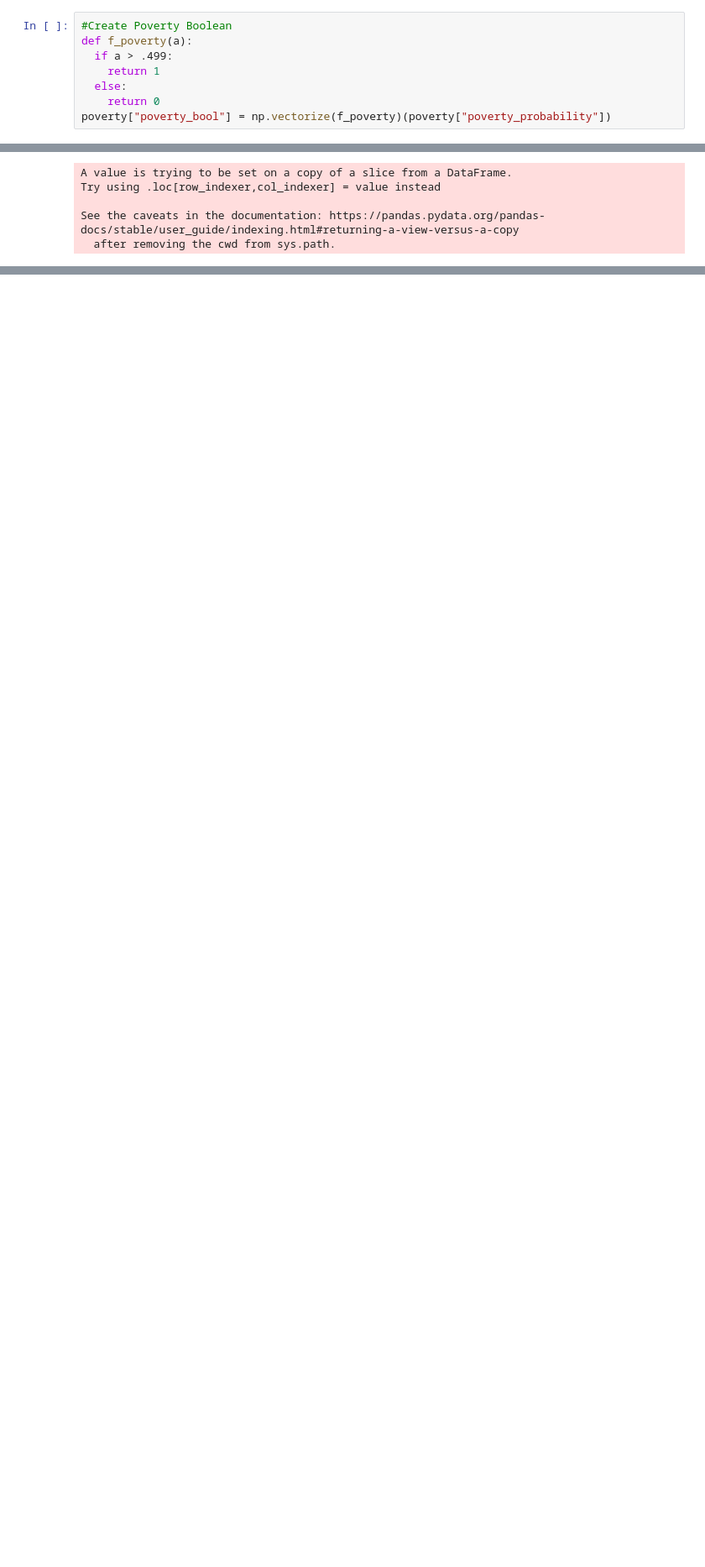
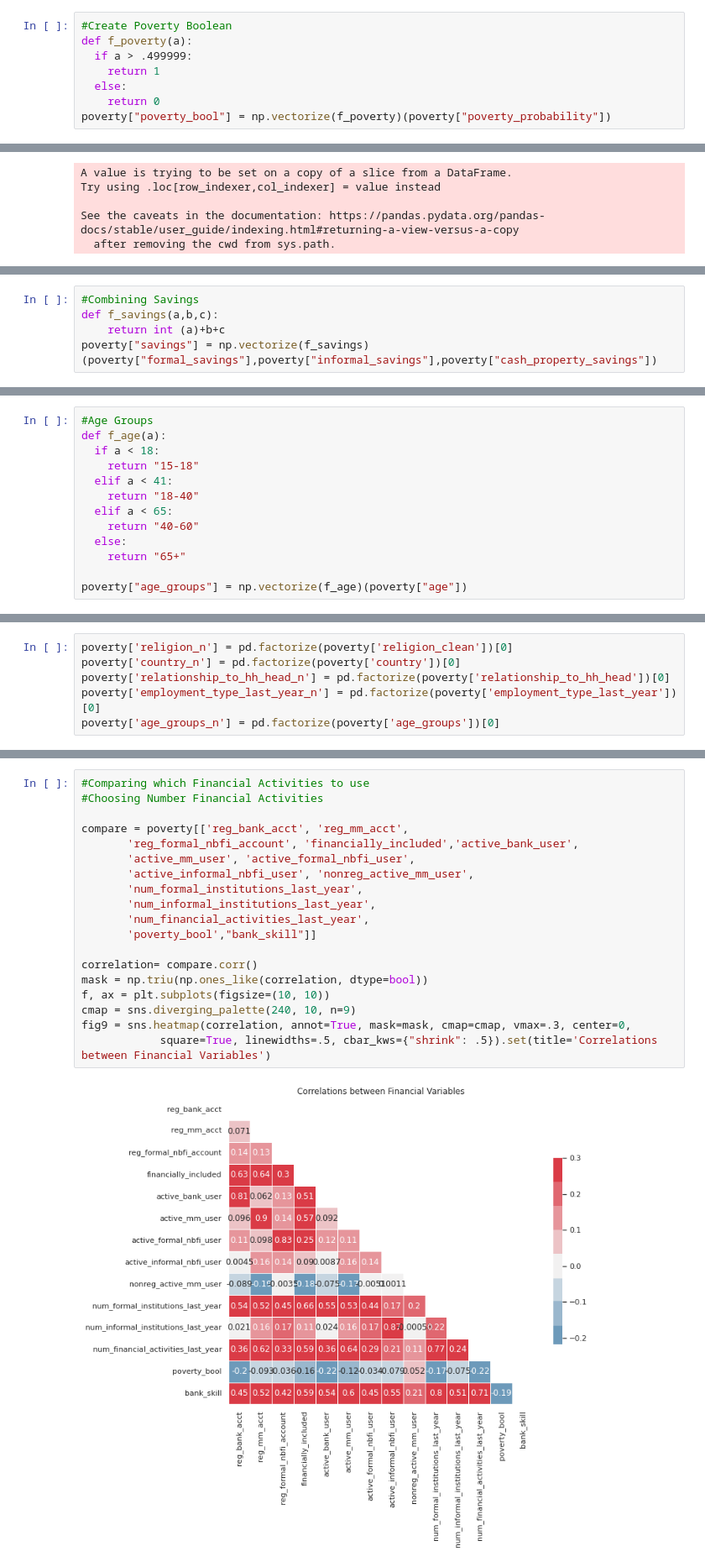
Before and after one commit to garrettfenchel/Coding-Dojo-Predicting-Poverty, a Jupyter notebook: Predicting_Poverty_Notebook.ipynb, the cells around one changed output, grey strips where cells are left out. Shown at 84% size. Drawn from its saved outputs; the diff is of its cells as text; blank space fills up the shorter version.

```diff
--- a/Predicting_Poverty_Notebook.ipynb
+++ b/Predicting_Poverty_Notebook.ipynb
@@ -111,7 +130,7 @@ poverty.describe()
 # %%
 #Create Poverty Boolean
 def f_poverty(a):
-  if a > .499:
+  if a > .499999:
     return 1
   else:
     return 0
@@ -167,0 +180,5 @@ See the caveats in the documentation: https://pandas.pydata.org/pandas-docs/stab
+# %%
+#Combining Savings
+def f_savings(a,b,c):
+    return int (a)+b+c
+poverty["savings"] = np.vectorize(f_savings)(poverty["formal_savings"],poverty["informal_savings"],poverty["cash_property_savings"])
@@ -167,0 +191,13 @@ See the caveats in the documentation: https://pandas.pydata.org/pandas-docs/stab
+# %%
+#Age Groups
+def f_age(a):
+  if a < 18:
+    return "15-18"
+  elif a < 41:
+    return "18-40"
+  elif a < 65:
+    return "40-60"
+  else:
+    return "65+"
+
+poverty["age_groups"] = np.vectorize(f_age)(poverty["age"])
@@ -167,0 +210,6 @@ See the caveats in the documentation: https://pandas.pydata.org/pandas-docs/stab
+# %%
+poverty['religion_n'] = pd.factorize(poverty['religion_clean'])[0]
+poverty['country_n'] = pd.factorize(poverty['country'])[0]
+poverty['relationship_to_hh_head_n'] = pd.factorize(poverty['relationship_to_hh_head'])[0]
+poverty['employment_type_last_year_n'] = pd.factorize(poverty['employment_type_last_year'])[0]
+poverty['age_groups_n'] = pd.factorize(poverty['age_groups'])[0]
@@ -167,0 +232,21 @@ See the caveats in the documentation: https://pandas.pydata.org/pandas-docs/stab
+# %%
+#Comparing which Financial Activities to use
+#Choosing Number Financial Activities
+
+compare = poverty[['reg_bank_acct', 'reg_mm_acct',
+       'reg_formal_nbfi_account', 'financially_included','active_bank_user',
+       'active_mm_user', 'active_formal_nbfi_user',
+       'active_informal_nbfi_user', 'nonreg_active_mm_user',
+       'num_formal_institutions_last_year',
+       'num_informal_institutions_last_year',
+       'num_financial_activities_last_year',
+       'poverty_bool',"bank_skill"]]
+
+correlation= compare.corr()
+mask = np.triu(np.ones_like(correlation, dtype=bool))
+f, ax = plt.subplots(figsize=(10, 10))
+cmap = sns.diverging_palette(240, 10, n=9)
+fig9 = sns.heatmap(correlation, annot=True, mask=mask, cmap=cmap, vmax=.3, center=0,
+            square=True, linewidths=.5, cbar_kws={"shrink": .5}).set(title='Correlations between Financial Variables')
+# %% [output]
+[figure, added]
```
Also changed, not shown: parts of 59 cells of this notebook.
